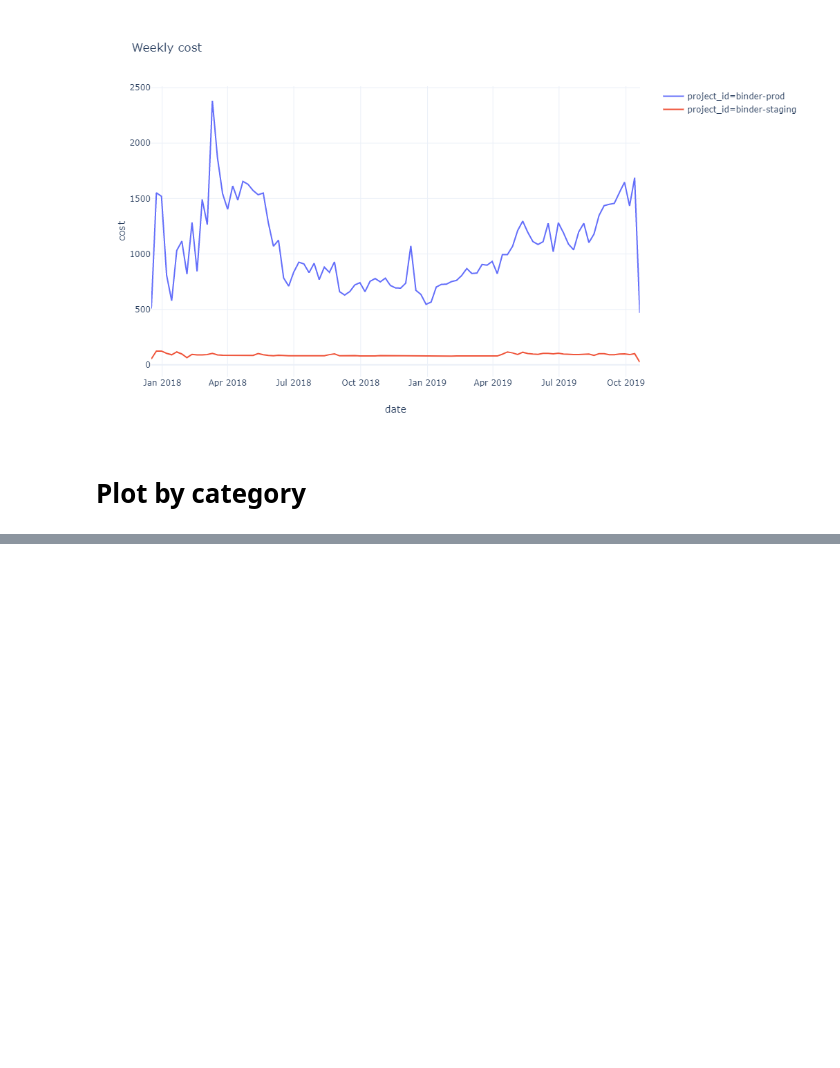
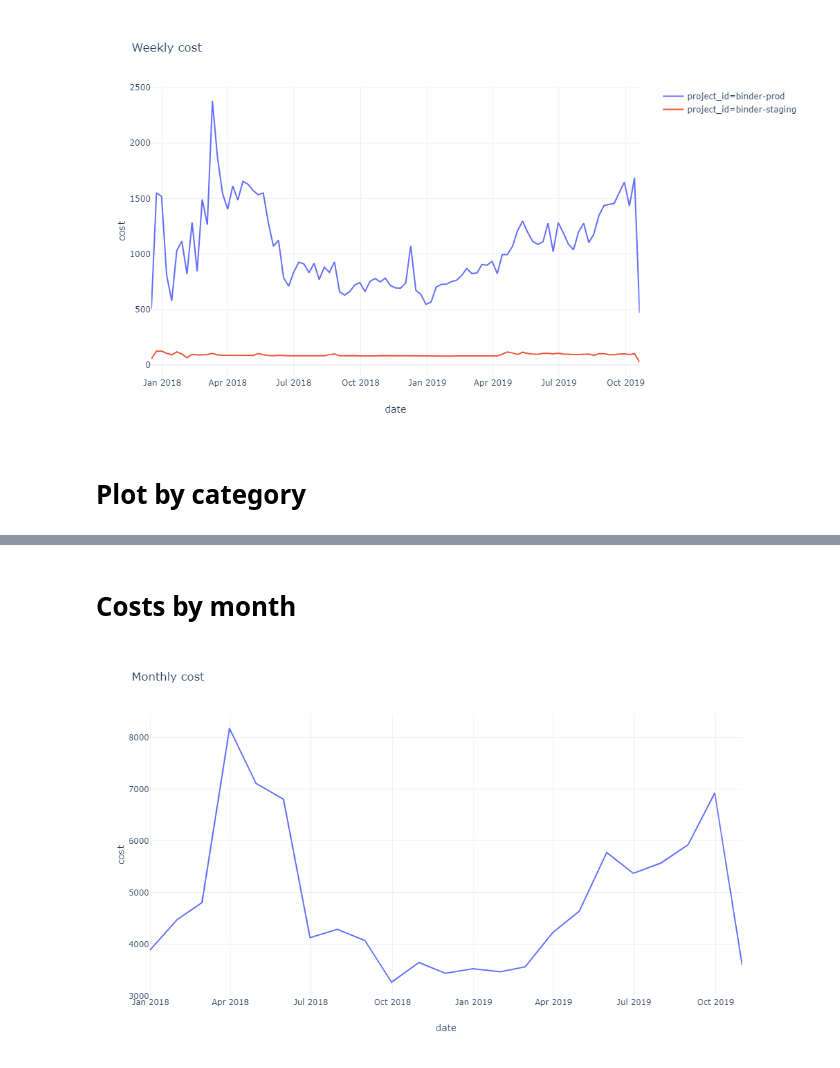
Before and after one commit to jupyterhub/binder-billing, a Jupyter notebook: analyze_data.ipynb, the cells around one changed output, grey strips where cells are left out. Cells and saved outputs as stored; diff of their text form; code cells hidden in the pictures; blank space fills up the shorter version.

```diff
--- a/analyze_data.ipynb
+++ b/analyze_data.ipynb
@@ -58,0 +78,7 @@ pe.line(categories, x='date', y='log_cost', color='category',
+# %% [markdown]
+# Costs by month
+# %%
+monthly = categories.resample('M', on='date').agg({'cost': 'sum'}).reset_index()
+pe.line(monthly, x='date', y='cost', template=template, title="Monthly cost")
+# %% [output]
+[figure, added]
```
Also changed, not shown: parts of 8 cells of this notebook.
